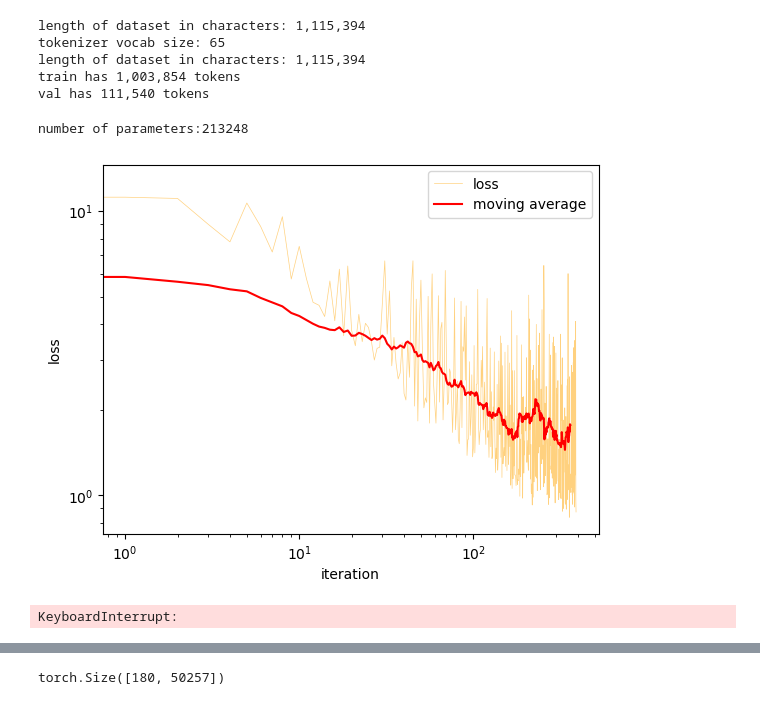
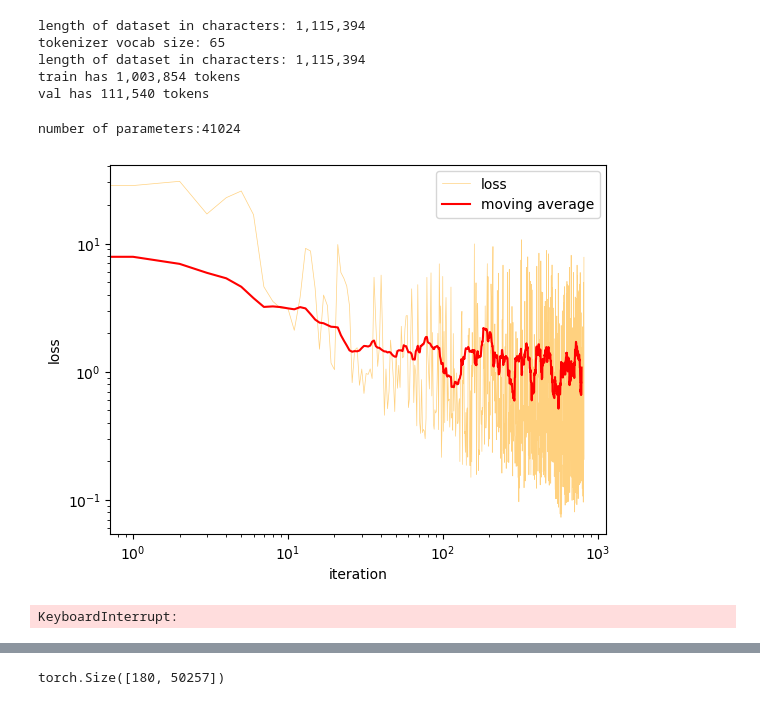
Before and after one commit to Francesco215/Language_CA, a Jupyter notebook: training.ipynb, the cells around one changed output, grey strips where cells are left out. Saved outputs shown, nothing was run; the diff lists cells and outputs as text; code cells hidden in the pictures.

```diff
--- a/training.ipynb
+++ b/training.ipynb
@@ -70,7 +70,7 @@ device = 'cuda' if torch.cuda.is_available() else device
 dK = 32
 dV = 32
 heads = 4
-d_Embedding = dV*heads
+d_Embedding = dV
 intermediate_size=intermediate_size=d_Embedding
 
 
@@ -81,6 +81,7 @@ block_generator = BlockGenerator(GPT2_Block, d_Embedding, dK, dV, heads, interme
 
 model = CellularAutomata(tokenizer, encoder, block_generator, decoder, n_blocks=2)
 model.losses = []
+model.logs=[]
 model.validation_losses = []
 model.tokens_seen=0
 
@@ -88,7 +89,7 @@ graph_maker = linear_unidirectional_graph_maker(64, device=device)
 
 print(f'number of parameters:{model.n_parameters}')
 
-lr = 1e-3
+lr = 1e-2
 gamma = 0.99
 
 optimizer = torch.optim.Adam(model.parameters(), lr=lr)
@@ -111,7 +112,7 @@ step_weight=None
 
 loss_function=DiffusionLoss(decoder)
 # %% [output]
-number of parameters:213248
+number of parameters:41024
 # %%
 #@title {vertical-output: true}
 #@markdown # Training
@@ -153,37 +154,37 @@ for i in range(n_epochs):
     best_possible_loss=F.cross_entropy(decoder(clean_encoding), target)
 
 
-    model.logs={'noise':noise,
-                'loss':loss.item(),
-                'best_possible_loss':best_possible_loss.item(),
-                'step_loss':step_loss.detach().cpu().numpy()}
+    model.logs.append({'noise':noise,
+                       'loss':loss.item(),
+                       'best_possible_loss':best_possible_loss.item(),
+                       'step_loss':step_loss.detach().cpu().numpy()})
 
     loss.backward()
     clip_grad_norm_(model.parameters(), 4*loss.item())
 
 
     optimizer.step()
     optimizer.zero_grad()  # reinitialize the gradient to zero
     model.tokens_seen+=context_size
 
     model.losses.append(loss.item())
 
     logging_interval=30
     if i%logging_interval==logging_interval-1:
         clear_output(wait=True)
 
         m_av = moving_average(model.losses, logging_interval-1)
 
 
         plt.plot(model.losses, label='loss', color='orange', alpha=0.5, linewidth=0.5)
         plt.plot(m_av, label='moving average', color='red')
 
         plt.legend()
         plt.ylabel('loss')
         plt.xlabel('iteration')
         plt.yscale('log')
         plt.xscale('log')
         plt.show()
 # %% [output]
-[figure, old version]
+[figure, new version]
 KeyboardInterrupt:
```
Also changed, not shown: parts of 2 cells of this notebook, 5 other files.
